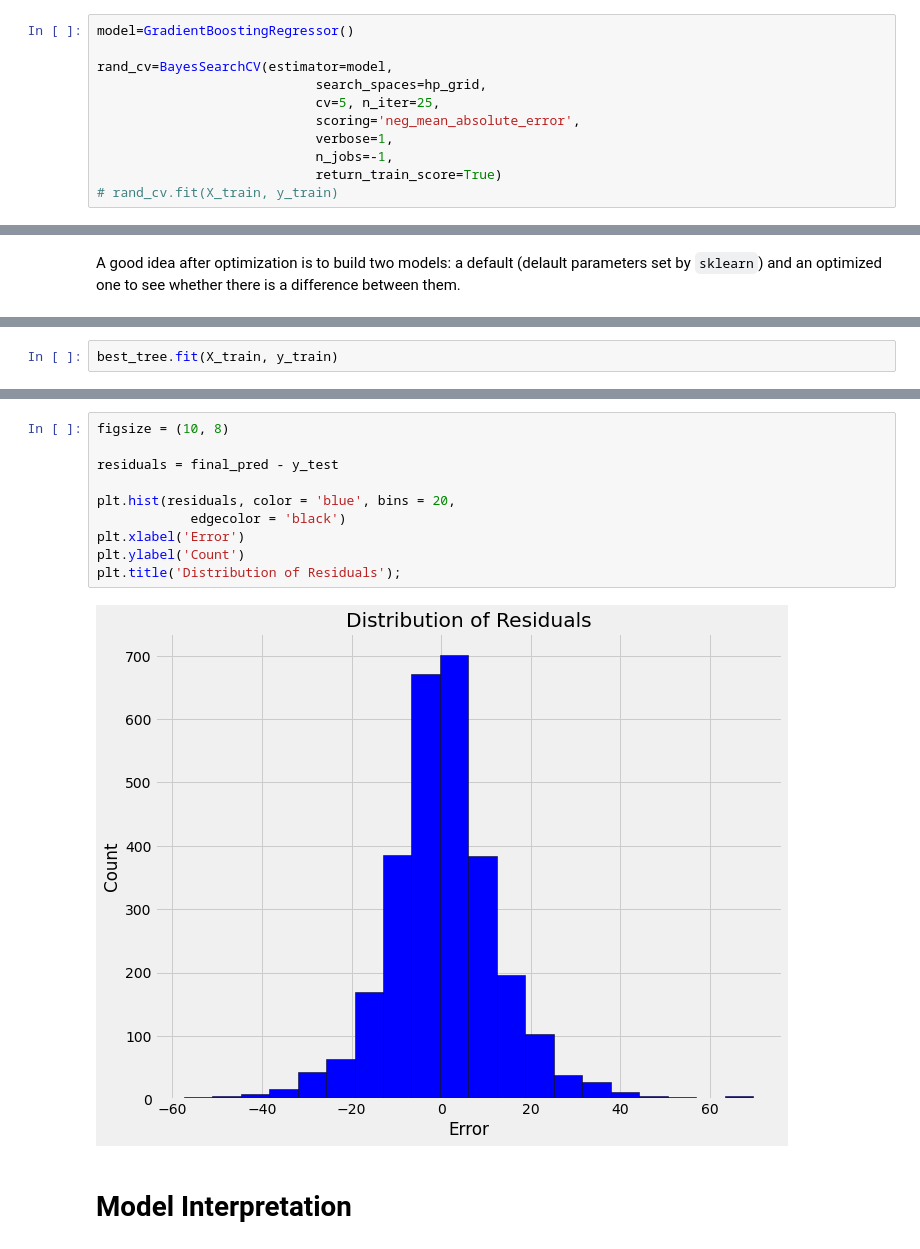
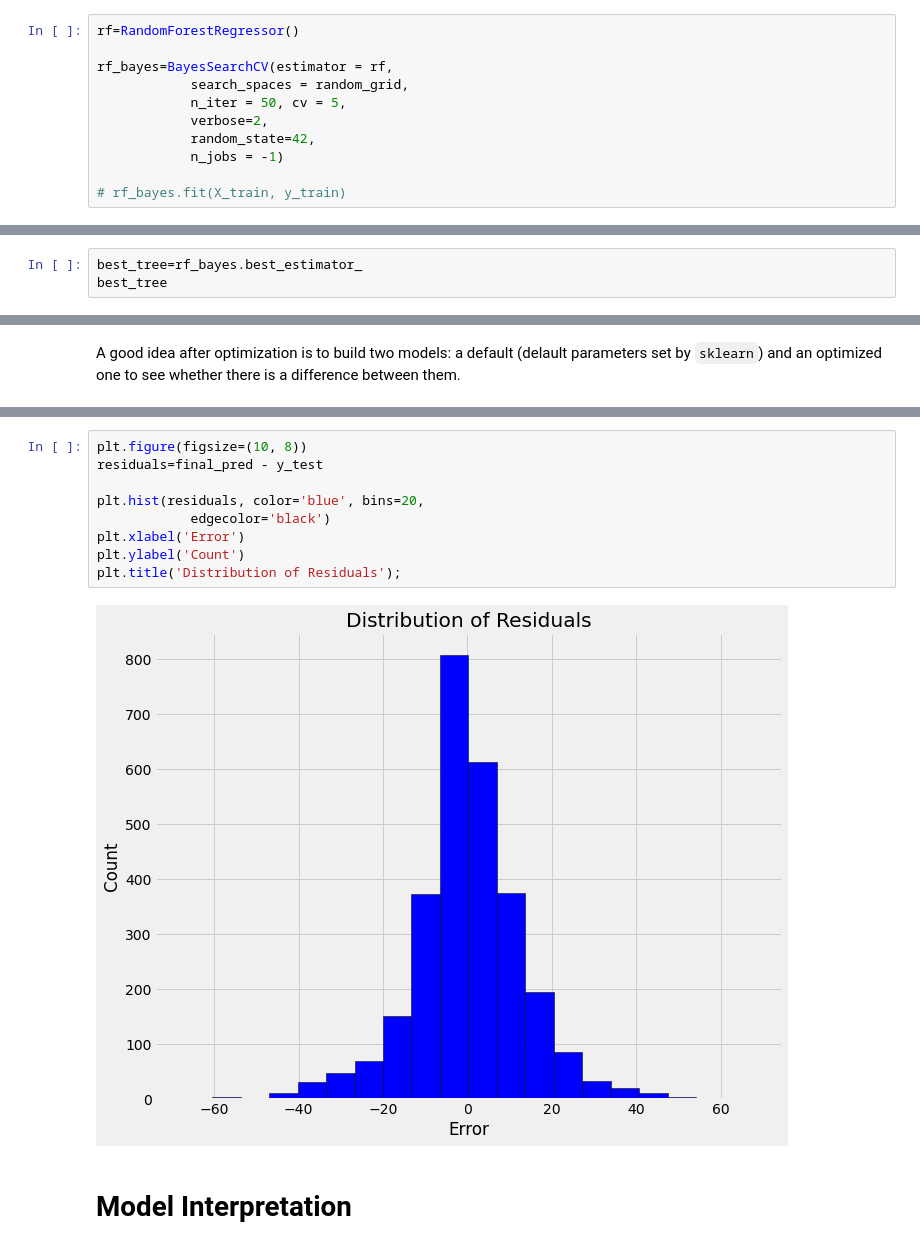
Before and after one commit to akimalikhanov/NY-building-energy-use-prediction, a Jupyter notebook: notebooks/new_york_building_energy_data.ipynb, the cells around one changed output, grey strips where cells are left out. Cells and saved outputs as stored; diff of their text form.

```diff
--- a/notebooks/new_york_building_energy_data.ipynb
+++ b/notebooks/new_york_building_energy_data.ipynb
@@ -728,11 +724,11 @@ hp_grid = {'loss': loss,
 # %%
-model=GradientBoostingRegressor()
+rf=RandomForestRegressor()
 
-rand_cv=BayesSearchCV(estimator=model,
-                            search_spaces=hp_grid,
-                            cv=5, n_iter=25,
-                            scoring='neg_mean_absolute_error',
-                            verbose=1,
-                            n_jobs=-1,
-                            return_train_score=True)
-# rand_cv.fit(X_train, y_train)
+rf_bayes=BayesSearchCV(estimator = rf,
+            search_spaces = random_grid,
+            n_iter = 50, cv = 5,
+            verbose=2,
+            random_state=42,
+            n_jobs = -1)
+
+# rf_bayes.fit(X_train, y_train)
@@ -748,0 +764,3 @@ best_tree=GradientBoostingRegressor(learning_rate=0.05, loss='huber', max_depth=
+# %%
+best_tree=rf_bayes.best_estimator_
+best_tree
@@ -759,2 +779,0 @@ GradientBoostingRegressor(random_state=42)
-# %%
-best_tree.fit(X_train, y_train)
@@ -788,15 +803,14 @@ plt.title('Test Values and Predictions');
 # %%
-figsize = (10, 8)
+plt.figure(figsize=(10, 8))
+residuals=final_pred - y_test
 
-residuals = final_pred - y_test
-
-plt.hist(residuals, color = 'blue', bins = 20,
-            edgecolor = 'black')
+plt.hist(residuals, color='blue', bins=20,
+            edgecolor='black')
 plt.xlabel('Error')
 plt.ylabel('Count')
 plt.title('Distribution of Residuals');
 # %% [output]
-[figure, old version]
+[figure, new version]
 # %% [markdown]
 # Model Interpretation
 # %% [markdown]
```
Also changed, not shown: parts of 48 cells of this notebook, 13 other files.
